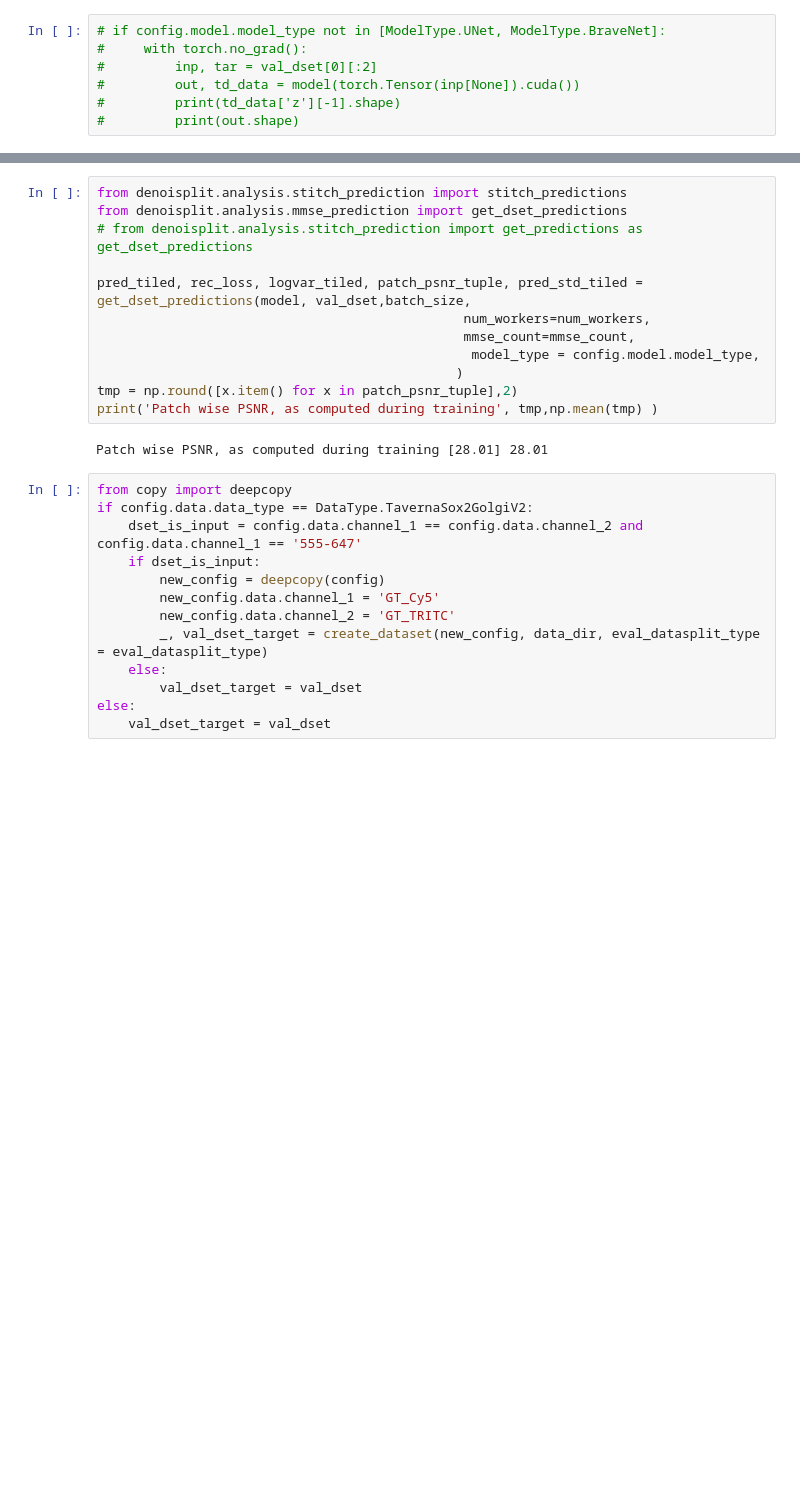
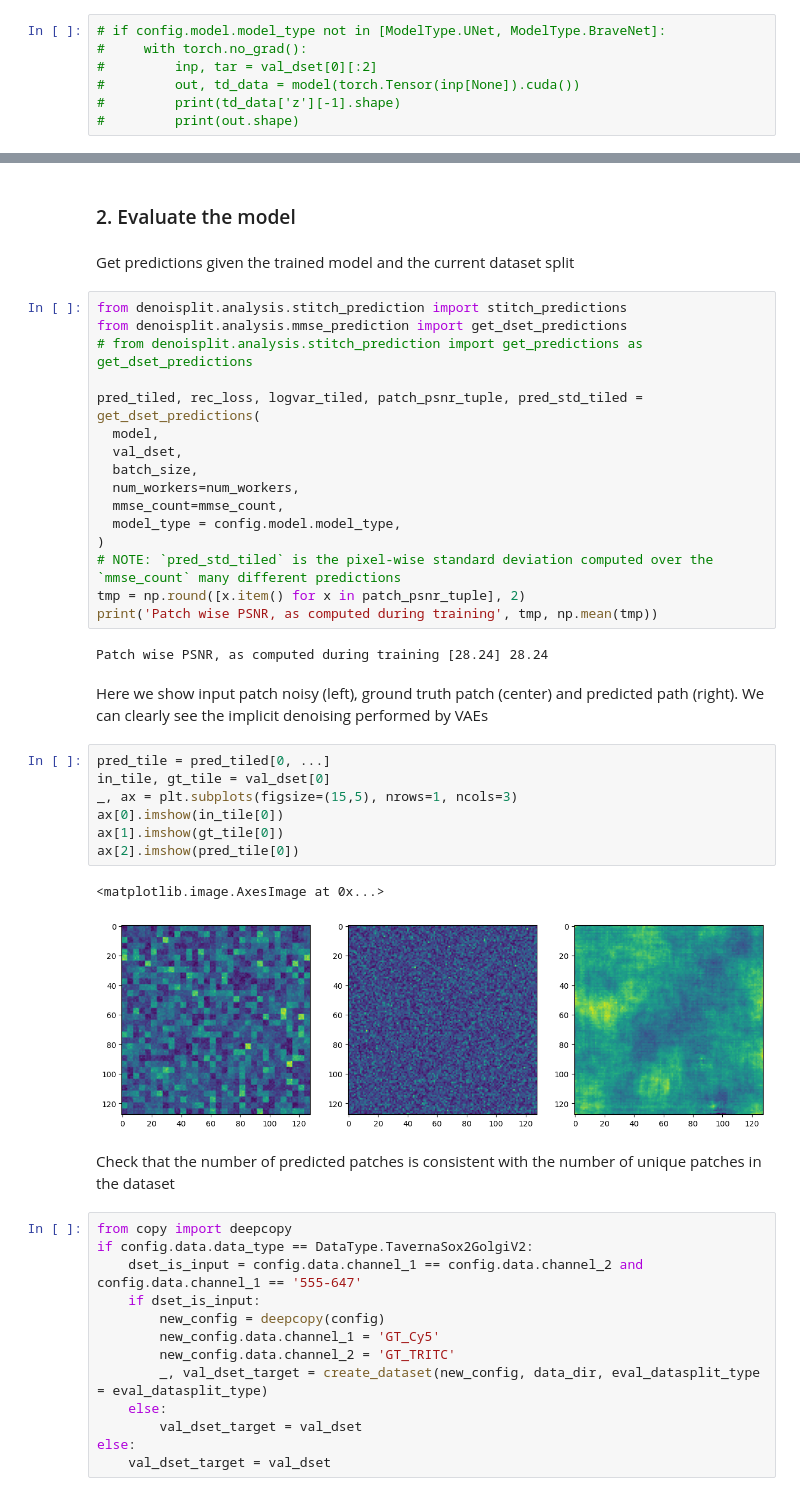
Before and after one commit to juglab/denoiSplit, a Jupyter notebook: denoisplit/notebooks/EvalOnMultiFileDatasetEkin.ipynb, the cells around one changed output, grey strips where cells are left out. Saved outputs shown, nothing was run; the diff lists cells and outputs as text; blank space fills up the shorter version.

```diff
--- a/denoisplit/notebooks/EvalOnMultiFileDatasetEkin.ipynb
+++ b/denoisplit/notebooks/EvalOnMultiFileDatasetEkin.ipynb
@@ -258,17 +247,39 @@ elif tar_tmp.shape[0] == 1:
+# %% [markdown]
+### 2. Evaluate the model
+# %% [markdown]
+Get predictions given the trained model and the current dataset split
 # %%
 from denoisplit.analysis.stitch_prediction import stitch_predictions
 from denoisplit.analysis.mmse_prediction import get_dset_predictions
 # from denoisplit.analysis.stitch_prediction import get_predictions as get_dset_predictions
 
-pred_tiled, rec_loss, logvar_tiled, patch_psnr_tuple, pred_std_tiled = get_dset_predictions(model, val_dset,batch_size,
-                                               num_workers=num_workers,
-                                               mmse_count=mmse_count,
-                                                model_type = config.model.model_type,
-                                              )
-tmp = np.round([x.item() for x in patch_psnr_tuple],2)
-print('Patch wise PSNR, as computed during training', tmp,np.mean(tmp) )
+pred_tiled, rec_loss, logvar_tiled, patch_psnr_tuple, pred_std_tiled = get_dset_predictions(
+  model,
+  val_dset,
+  batch_size,
+  num_workers=num_workers,
+  mmse_count=mmse_count,
+  model_type = config.model.model_type,
+)
+# NOTE: `pred_std_tiled` is the pixel-wise standard deviation computed over the `mmse_count` many different predictions
+tmp = np.round([x.item() for x in patch_psnr_tuple], 2)
+print('Patch wise PSNR, as computed during training', tmp, np.mean(tmp))
 # %% [output]
-Patch wise PSNR, as computed during training [28.01] 28.01
+Patch wise PSNR, as computed during training [28.24] 28.24
+# %% [markdown]
+Here we show input patch noisy (left), ground truth patch (center) and predicted path (right). We can clearly see the implicit denoising performed by VAEs
+# %%
+pred_tile = pred_tiled[0, ...]
+in_tile, gt_tile = val_dset[0]
+_, ax = plt.subplots(figsize=(15,5), nrows=1, ncols=3)
+ax[0].imshow(in_tile[0])
+ax[1].imshow(gt_tile[0])
+ax[2].imshow(pred_tile[0])
+# %% [output]
+<matplotlib.image.AxesImage at 0x...>
+[figure, added]
+# %% [markdown]
+Check that the number of predicted patches is consistent with the number of unique patches in the dataset
 # %%
 from copy import deepcopy
 if config.data.data_type == DataType.TavernaSox2GolgiV2:
```
Also changed, not shown: parts of 42 cells of this notebook, 1 other file.
